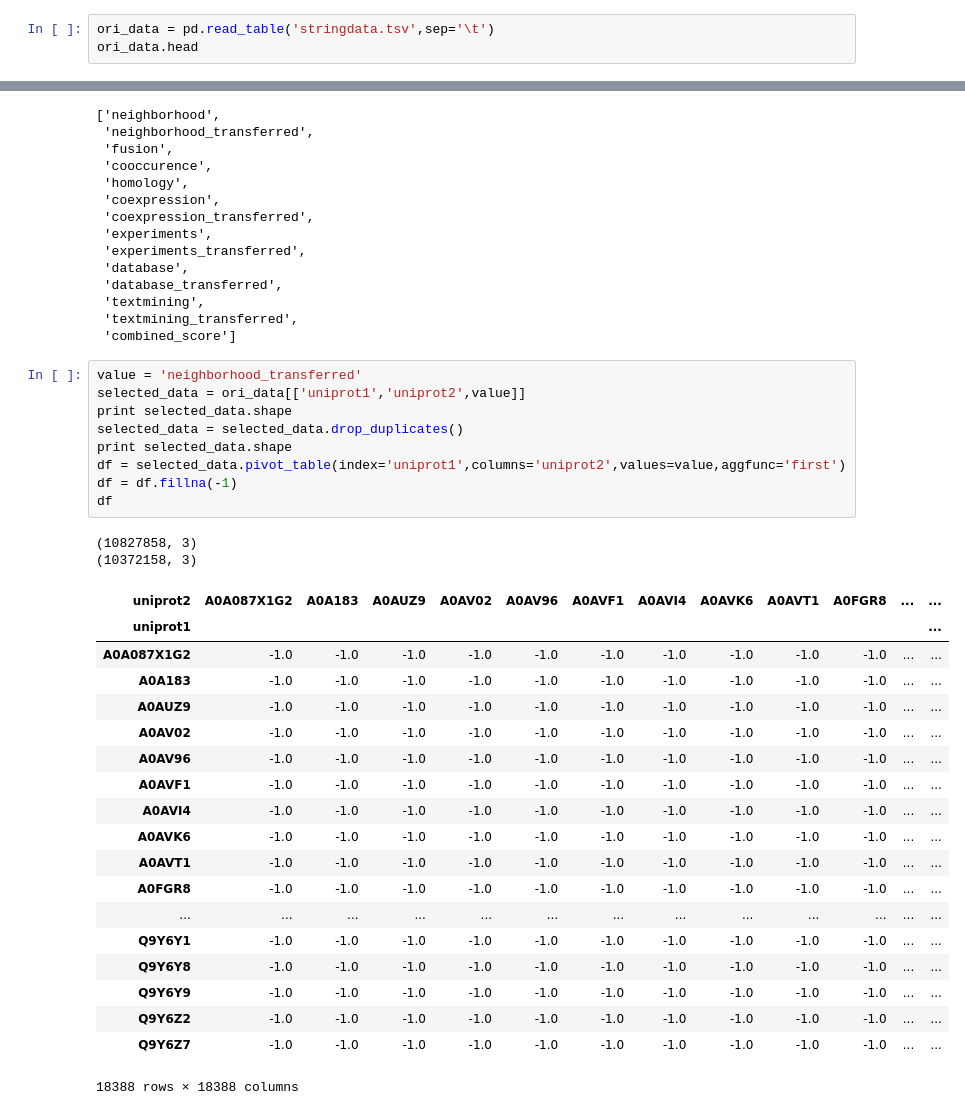
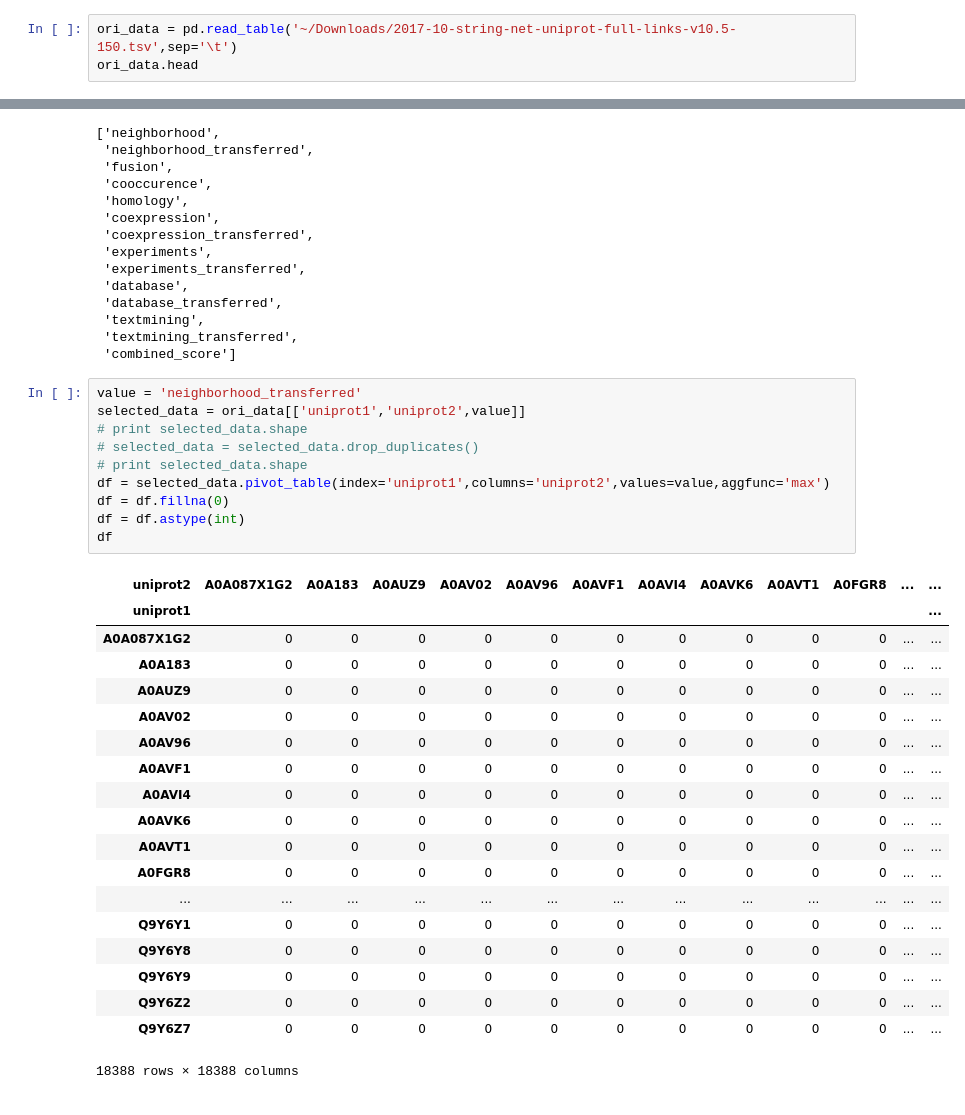
Before and after one commit to GauravPandeyLab/ensemble_integration, a Jupyter notebook: reshape string networks.ipynb, the cells around one changed output, grey strips where cells are left out. Saved outputs shown, nothing was run; the diff lists cells and outputs as text.

```diff
--- a/reshape string networks.ipynb
+++ b/reshape string networks.ipynb
@@ -1,7 +1,7 @@
 # %%
 import pandas as pd
 # %%
-ori_data = pd.read_table('stringdata.tsv',sep='\t')
+ori_data = pd.read_table('~/Downloads/2017-10-string-net-uniprot-full-links-v10.5-150.tsv',sep='\t')
 ori_data.head
 # %% [output]
 <bound method DataFrame.head of          uniprot1 uniprot2  neighborhood  neighborhood_transferred  fusion  \
@@ -71,32 +50,31 @@ features
 # %%
 value = 'neighborhood_transferred'
 selected_data = ori_data[['uniprot1','uniprot2',value]]
-print selected_data.shape
-selected_data = selected_data.drop_duplicates()
-print selected_data.shape
-df = selected_data.pivot_table(index='uniprot1',columns='uniprot2',values=value,aggfunc='first')
-df = df.fillna(-1)
+# print selected_data.shape
+# selected_data = selected_data.drop_duplicates()
+# print selected_data.shape
+df = selected_data.pivot_table(index='uniprot1',columns='uniprot2',values=value,aggfunc='max')
+df = df.fillna(0)
+df = df.astype(int)
 df
 # %% [output]
+| uniprot2 | A0A087X1G2 | A0A183 | A0AUZ9 | A0AV02 | A0AV96 | A0AVF1 | A0AVI4 | A0AVK6 | A0AVT1 | A0FGR8 | ... | ... |
+| uniprot1 |  |  |  |  |  |  |  |  |  |  |  | ... |
+| A0A087X1G2 | 0 | 0 | 0 | 0 | 0 | 0 | 0 | 0 | 0 | 0 | ... | ... |
+| A0A183 | 0 | 0 | 0 | 0 | 0 | 0 | 0 | 0 | 0 | 0 | ... | ... |
+| A0AUZ9 | 0 | 0 | 0 | 0 | 0 | 0 | 0 | 0 | 0 | 0 | ... | ... |
+| A0AV02 | 0 | 0 | 0 | 0 | 0 | 0 | 0 | 0 | 0 | 0 | ... | ... |
+| A0AV96 | 0 | 0 | 0 | 0 | 0 | 0 | 0 | 0 | 0 | 0 | ... | ... |
+| A0AVF1 | 0 | 0 | 0 | 0 | 0 | 0 | 0 | 0 | 0 | 0 | ... | ... |
+| A0AVI4 | 0 | 0 | 0 | 0 | 0 | 0 | 0 | 0 | 0 | 0 | ... | ... |
+| A0AVK6 | 0 | 0 | 0 | 0 | 0 | 0 | 0 | 0 | 0 | 0 | ... | ... |
+| A0AVT1 | 0 | 0 | 0 | 0 | 0 | 0 | 0 | 0 | 0 | 0 | ... | ... |
+| A0FGR8 | 0 | 0 | 0 | 0 | 0 | 0 | 0 | 0 | 0 | 0 | ... | ... |
+| ... | ... | ... | ... | ... | ... | ... | ... | ... | ... | ... | ... | ... |
+| Q9Y6Y1 | 0 | 0 | 0 | 0 | 0 | 0 | 0 | 0 | 0 | 0 | ... | ... |
+| Q9Y6Y8 | 0 | 0 | 0 | 0 | 0 | 0 | 0 | 0 | 0 | 0 | ... | ... |
+| Q9Y6Y9 | 0 | 0 | 0 | 0 | 0 | 0 | 0 | 0 | 0 | 0 | ... | ... |
+| Q9Y6Z2 | 0 | 0 | 0 | 0 | 0 | 0 | 0 | 0 | 0 | 0 | ... | ... |
+| Q9Y6Z7 | 0 | 0 | 0 | 0 | 0 | 0 | 0 | 0 | 0 | 0 | ... | ... |
-(10827858, 3)
-(10372158, 3)
+18388 rows × 18388 columns
-| uniprot2 | A0A087X1G2 | A0A183 | A0AUZ9 | A0AV02 | A0AV96 | A0AVF1 | A0AVI4 | A0AVK6 | A0AVT1 | A0FGR8 | ... | ... |
-| uniprot1 |  |  |  |  |  |  |  |  |  |  |  | ... |
-| A0A087X1G2 | -1.0 | -1.0 | -1.0 | -1.0 | -1.0 | -1.0 | -1.0 | -1.0 | -1.0 | -1.0 | ... | ... |
-| A0A183 | -1.0 | -1.0 | -1.0 | -1.0 | -1.0 | -1.0 | -1.0 | -1.0 | -1.0 | -1.0 | ... | ... |
-| A0AUZ9 | -1.0 | -1.0 | -1.0 | -1.0 | -1.0 | -1.0 | -1.0 | -1.0 | -1.0 | -1.0 | ... | ... |
-| A0AV02 | -1.0 | -1.0 | -1.0 | -1.0 | -1.0 | -1.0 | -1.0 | -1.0 | -1.0 | -1.0 | ... | ... |
-| A0AV96 | -1.0 | -1.0 | -1.0 | -1.0 | -1.0 | -1.0 | -1.0 | -1.0 | -1.0 | -1.0 | ... | ... |
-| A0AVF1 | -1.0 | -1.0 | -1.0 | -1.0 | -1.0 | -1.0 | -1.0 | -1.0 | -1.0 | -1.0 | ... | ... |
-| A0AVI4 | -1.0 | -1.0 | -1.0 | -1.0 | -1.0 | -1.0 | -1.0 | -1.0 | -1.0 | -1.0 | ... | ... |
-| A0AVK6 | -1.0 | -1.0 | -1.0 | -1.0 | -1.0 | -1.0 | -1.0 | -1.0 | -1.0 | -1.0 | ... | ... |
-| A0AVT1 | -1.0 | -1.0 | -1.0 | -1.0 | -1.0 | -1.0 | -1.0 | -1.0 | -1.0 | -1.0 | ... | ... |
-| A0FGR8 | -1.0 | -1.0 | -1.0 | -1.0 | -1.0 | -1.0 | -1.0 | -1.0 | -1.0 | -1.0 | ... | ... |
-| ... | ... | ... | ... | ... | ... | ... | ... | ... | ... | ... | ... | ... |
-| Q9Y6Y1 | -1.0 | -1.0 | -1.0 | -1.0 | -1.0 | -1.0 | -1.0 | -1.0 | -1.0 | -1.0 | ... | ... |
-| Q9Y6Y8 | -1.0 | -1.0 | -1.0 | -1.0 | -1.0 | -1.0 | -1.0 | -1.0 | -1.0 | -1.0 | ... | ... |
-| Q9Y6Y9 | -1.0 | -1.0 | -1.0 | -1.0 | -1.0 | -1.0 | -1.0 | -1.0 | -1.0 | -1.0 | ... | ... |
-| Q9Y6Z2 | -1.0 | -1.0 | -1.0 | -1.0 | -1.0 | -1.0 | -1.0 | -1.0 | -1.0 | -1.0 | ... | ... |
-| Q9Y6Z7 | -1.0 | -1.0 | -1.0 | -1.0 | -1.0 | -1.0 | -1.0 | -1.0 | -1.0 | -1.0 | ... | ... |
-18388 rows × 18388 columns
 # %%
```
Also changed, not shown: parts of 5 cells of this notebook, 7 other files.
